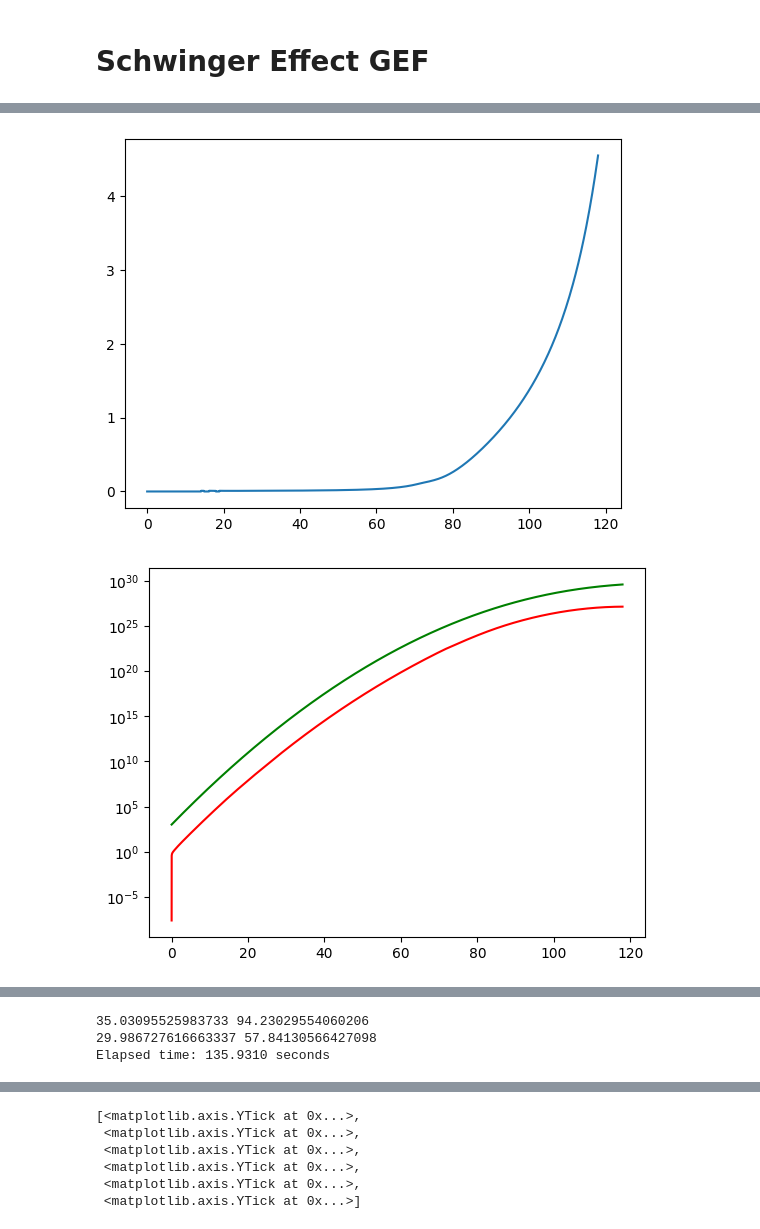
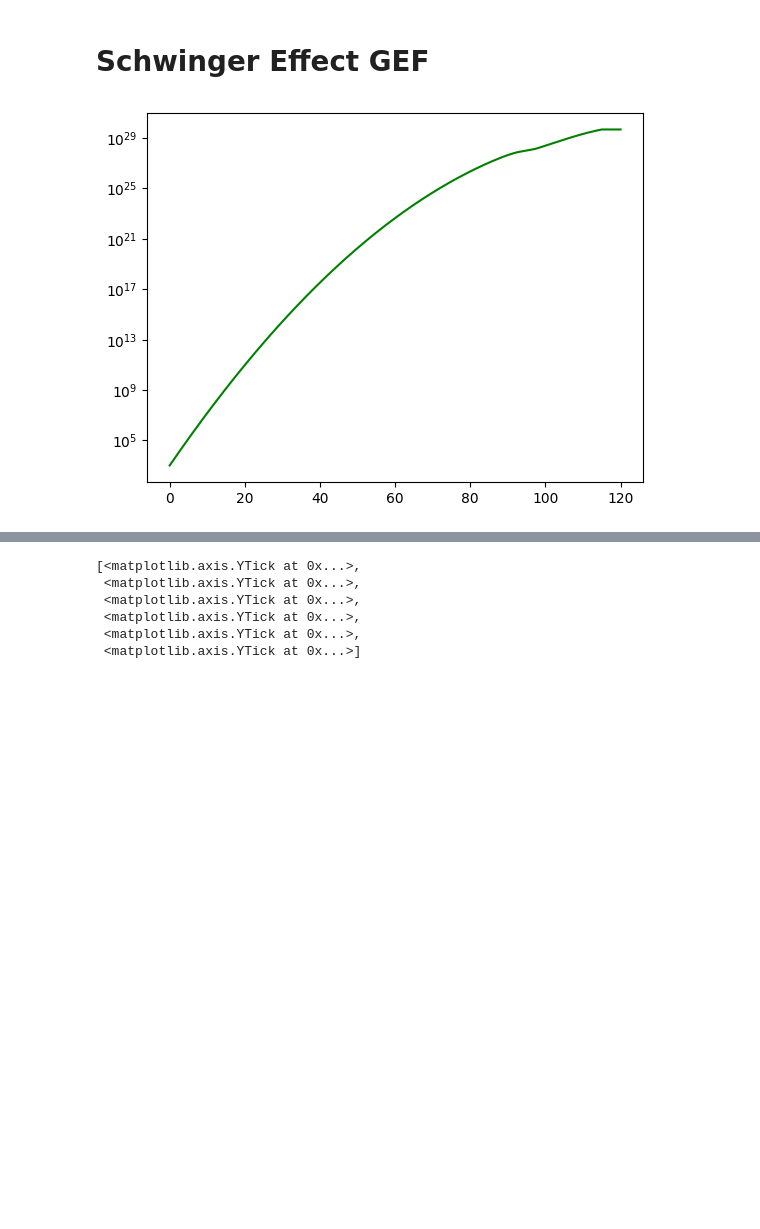
Before and after one commit to richard-von-eckardstein/GEFF, a Jupyter notebook: ModeByMode.ipynb, the cells around one changed output, grey strips where cells are left out. Saved outputs shown, nothing was run; the diff lists cells and outputs as text; code cells hidden in the pictures; blank space fills up the shorter version.

```diff
--- a/ModeByMode.ipynb
+++ b/ModeByMode.ipynb
@@ -328,6 +328,9 @@ def PlotComp(ax1, ax2, N, Y, Nref, Yref, col="k:", xax=None, label=None, interp=
     ax2.set_ylabel("rel. err.")
     ax2.set_xlabel(xax)
     return
+# %%
+file = "/home/users/rfreiher/Documents/Axion_Inflation/Data/Richard/
+t, N, logk, Ap, dAp, Am, dAm = ReadModeFile(file):
 # %% [markdown]
 # Schwinger Effect GEF
 # %%
@@ -430,7 +436,7 @@ def RunMBM(file, Nstart, EarlyModes=200, LateModes=800, cut=0.01, SE=False, AltD
 
     return ts, Ns, ks, khs, Ap, dAp, Am, dAm,
 # %%
-name = "_Beta25.0_SE-1.0_KDep_RhoDamp3_0it"
+name = "_Beta25.0_SENone"
 # %%
 file = "Out/GEF" + name + ".dat"
 SE=True
@@ -440,31 +446,32 @@ data = dict(zip(input_df.columns[1:],input_df.values[1:,1:].T))
 NR = data["N"]
 tR = data["t"]
 aR = data["a"]
 khR = data["kh"]
 dphidtR = data["dphi"]
 af = CubicSpline(tR, aR)
 dphidtf = CubicSpline(tR, dphidtR)
 khf = CubicSpline(tR, khR)
 
 """if(SE):
     print("hi")
     deltaR = data["delta"]
     sigmaER = data["sigmaE"]
     plt.plot(tR, sigmaER)
     for i in range(len(sigmaER)):
             if tR[i] < 70.:
                 sigmaER[i] = 0.
     sigmaBR = data["sigmaB"]
     sigmaEf = CubicSpline(tR, sigmaER)
     sigmaBf = CubicSpline(tR, sigmaBR)
     deltaf = CubicSpline(tR, deltaR)
 else:
     sigmaEf = lambda t: 0.
     sigmaBf = lambda t: 0.
     deltaf = lambda t: 1.
 
 #plt.vlines(40., 0.0, 1.0)
 #plt.vlines(57.80, 0.0, 1.0)"""
 
-ts, Ns, ks, khs, Ap, dAp, Am, dAm = RunMBM(file, 30., SE=True, EarlyModes=100, LateModes=400, AltDamp=2)
+ts, Ns, ks, khs, Ap, dAp, Am, dAm = RunMBM(file, 30., SE=False, EarlyModes=200, LateModes=800, AltDamp=0)
 # %% [output]
+[figure, new version]
@@ -472,2 +481,0 @@ hi
-[figure, old version]
-[figure, removed]
@@ -475,6 +482,3 @@ hi
-35.03095525983733 94.23029554060206
-29.986727616663337 57.84130566427098
-Elapsed time: 135.9310 seconds
 # %%
 EMode = []
 BMode = []
```
Also changed, not shown: parts of 14 cells of this notebook, 4 other files.
